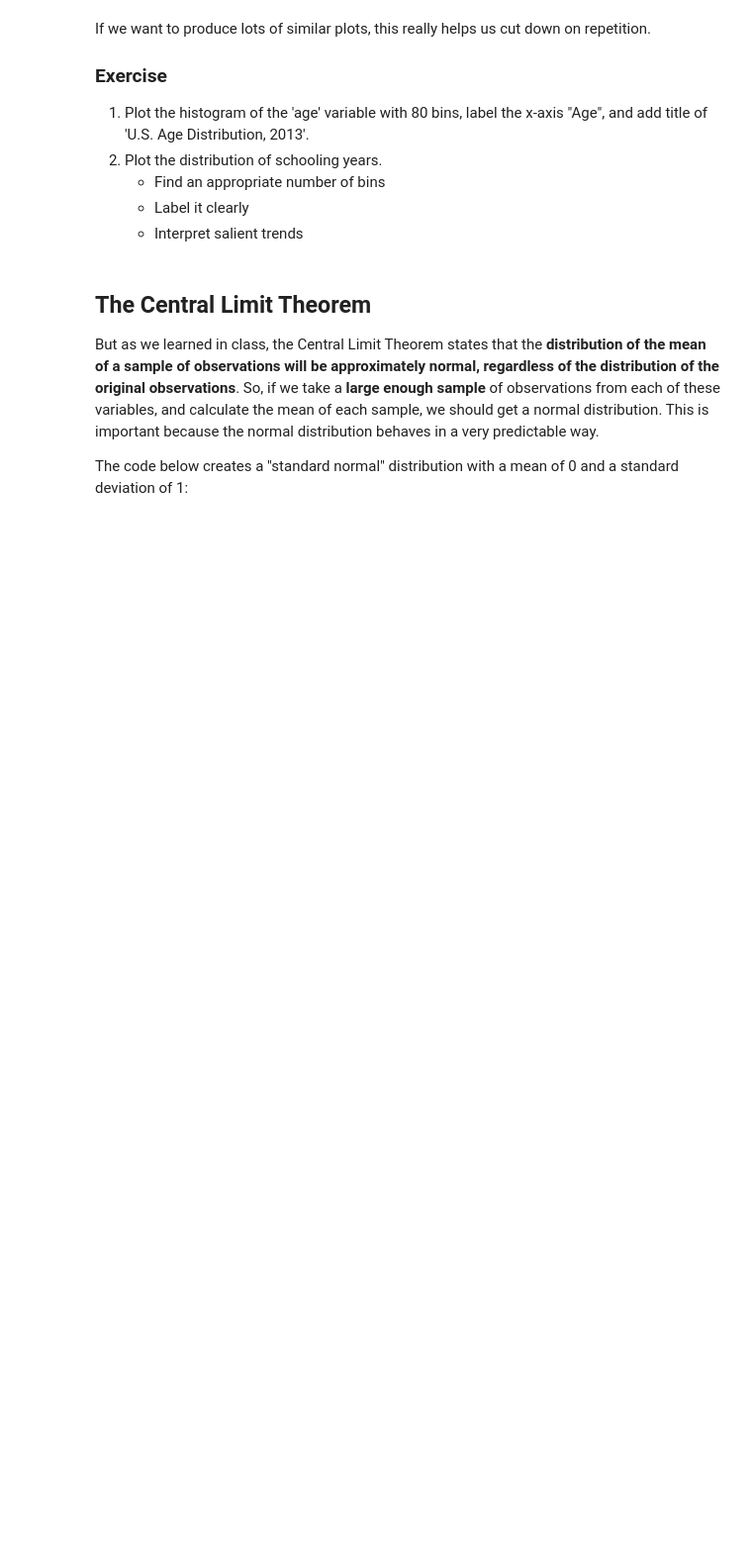
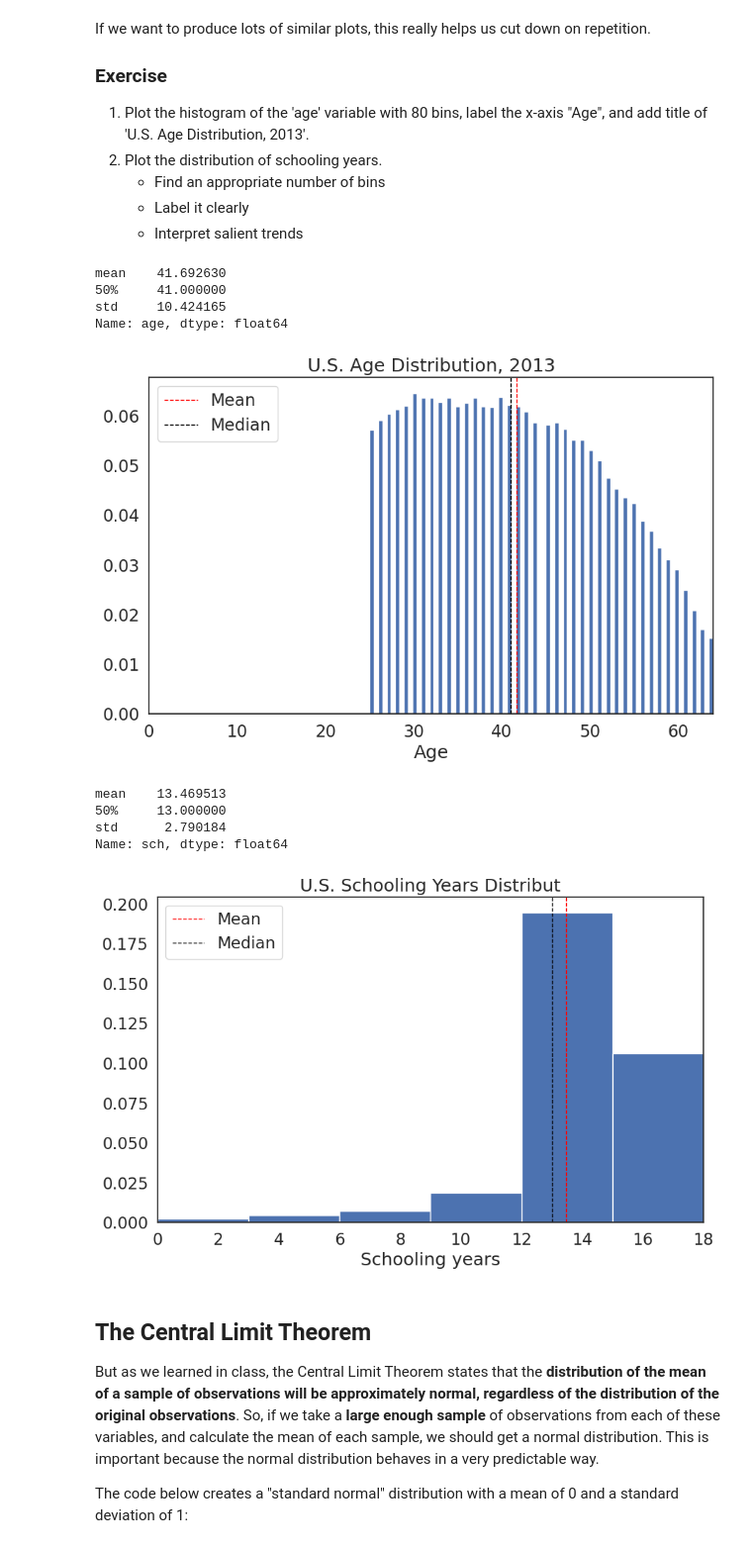
Before and after one commit to Maxbruel/QM2, a Jupyter notebook: notebooks/W05. Distributions and Basic Statistics.ipynb, the cells around one changed output. Shown: that part at 99% size. Saved outputs shown, nothing was run; the diff lists cells and outputs as text; code cells hidden in the pictures; blank space fills up the shorter version.

```diff
--- a/notebooks/W05. Distributions and Basic Statistics.ipynb
+++ b/notebooks/W05. Distributions and Basic Statistics.ipynb
@@ -315,6 +326,22 @@ If we want to produce lots of similar plots, this really helps us cut down on re
     * Find an appropriate number of bins
     * Label it clearly
     * Interpret salient trends
+# %%
+plot_histogram(variable = df['age'], bin_number = 80, xlab = 'Age', title = 'U.S. Age Distribution, 2013')
+
+
+plot_histogram(variable = df['sch'], bin_number = 6, xlab = 'Schooling years', title = 'U.S. Schooling Years Distribut')
+# %% [output]
+mean    41.692630
+50%     41.000000
+std     10.424165
+Name: age, dtype: float64
+[figure, added]
+mean    13.469513
+50%     13.000000
+std      2.790184
+Name: sch, dtype: float64
+[figure, added]
 # %% [markdown]
 ## The Central Limit Theorem
 
```
Also changed, not shown: parts of 13 cells of this notebook.
